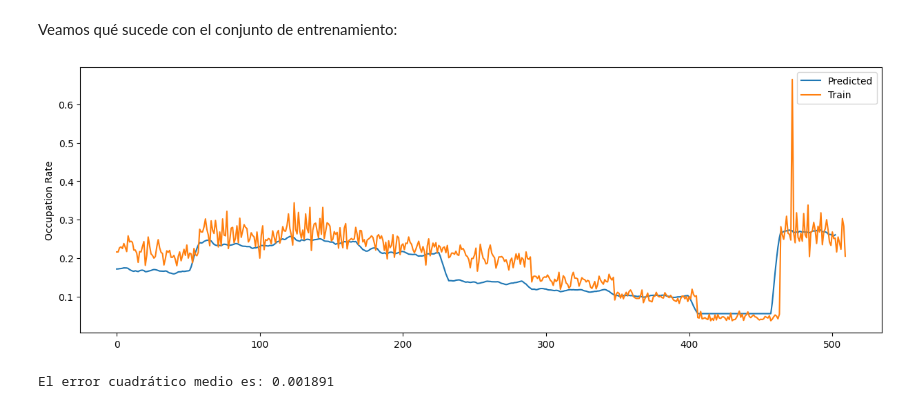
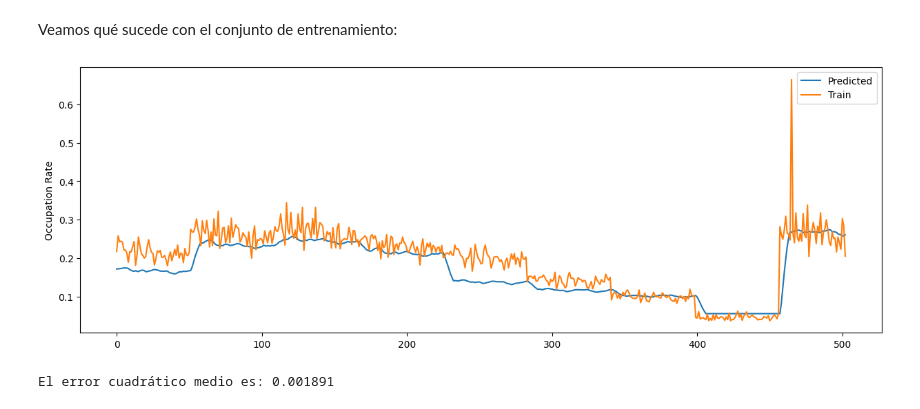
Before and after one commit to contepablod/ML-AI_Bourbaki, a Jupyter notebook: Semana2/intro_autorregresivos.ipynb, the cells around one changed output. Cells and saved outputs as stored; diff of their text form; code cells hidden in the pictures.

```diff
--- a/Semana2/intro_autorregresivos.ipynb
+++ b/Semana2/intro_autorregresivos.ipynb
@@ -842,12 +842,12 @@ y_train_pred = np.concatenate(all_predictions, axis=0).squeeze()
 # %%
 fig, ax = plt.subplots(figsize=(15,5))
 ax.plot(y_train_pred, label='Predicted')
-ax.plot(y_train.to_list(), label='Train')
+ax.plot(y_train_seq, label='Train')
 plt.legend(loc='upper right')
 plt.ylabel('Occupation Rate')
 plt.show()
 # %% [output]
-[figure, old version]
+[figure, new version]
 # %%
 print(f'El error cuadrático medio es: {mean_squared_error(y_train_seq, y_train_pred):.6f}')
 # %% [output]
```
